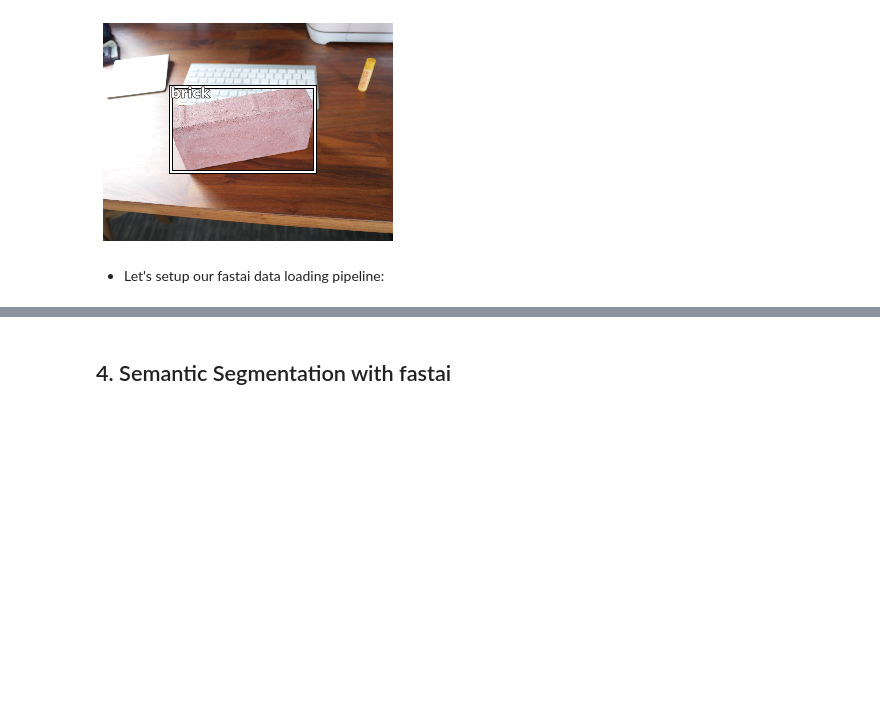
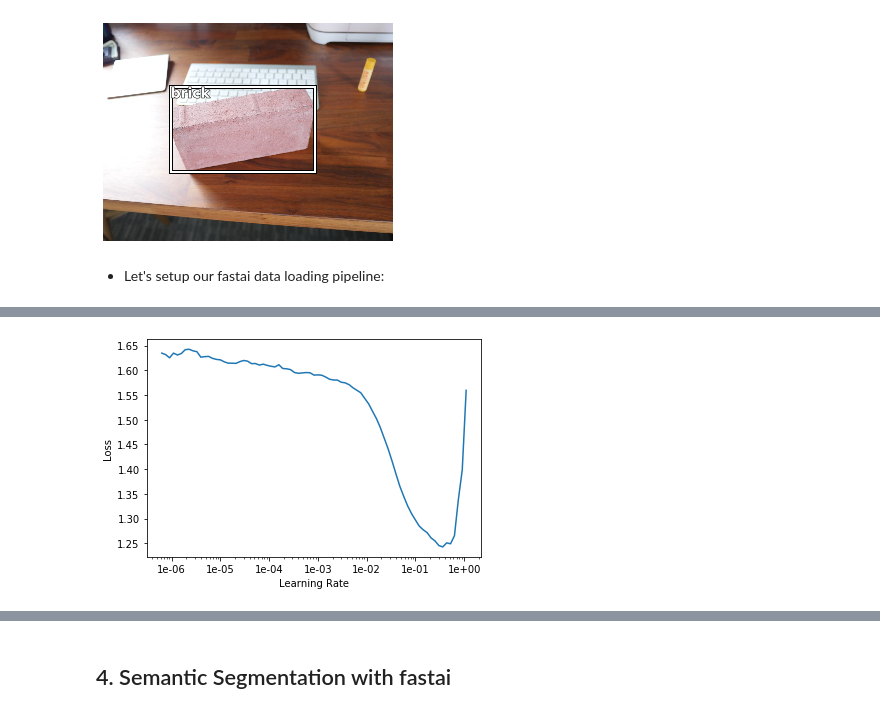
Before and after one commit to unccv/deep_learning_for_computer_vision, a Jupyter notebook: notebooks/Get Results Fast with fastai.ipynb, the cells around one changed output, grey strips where cells are left out. Saved outputs shown, nothing was run; the diff lists cells and outputs as text; code cells hidden in the pictures; blank space fills up the shorter version.

```diff
--- a/notebooks/Get Results Fast with fastai.ipynb
+++ b/notebooks/Get Results Fast with fastai.ipynb
@@ -253,11 +264,17 @@ data.show_batch(rows=3, figsize=(10,10))
 # %%
 custom_head = nn.Sequential(
+    AdaptiveConcatPool2d((4,4)),
     Flatten(),
     nn.ReLU(),
     nn.Dropout(0.5),
-    nn.Linear(32768,256),
+    nn.Linear(16384,256), #2*512*4*4
     nn.ReLU(),
     nn.BatchNorm1d(256),
     nn.Dropout(0.5),
-    nn.Linear(256,4),
-)
+    nn.Linear(256,4))
+# %%
+class MyLoss(nn.Module):
+    def forward(self, output, bbox_tgts, class_tgts):
+        return nn.L1Loss()(output.unsqueeze_(dim=1), bbox_tgts)
+# %%
+learn=cnn_learner(data, models.resnet34, custom_head=custom_head, loss_func=MyLoss())
@@ -263,0 +308,4 @@ custom_head = nn.Sequential(
+# %%
+learn.recorder.plot()
+# %% [output]
+[figure, added]
```
Also changed, not shown: parts of 36 cells of this notebook.
